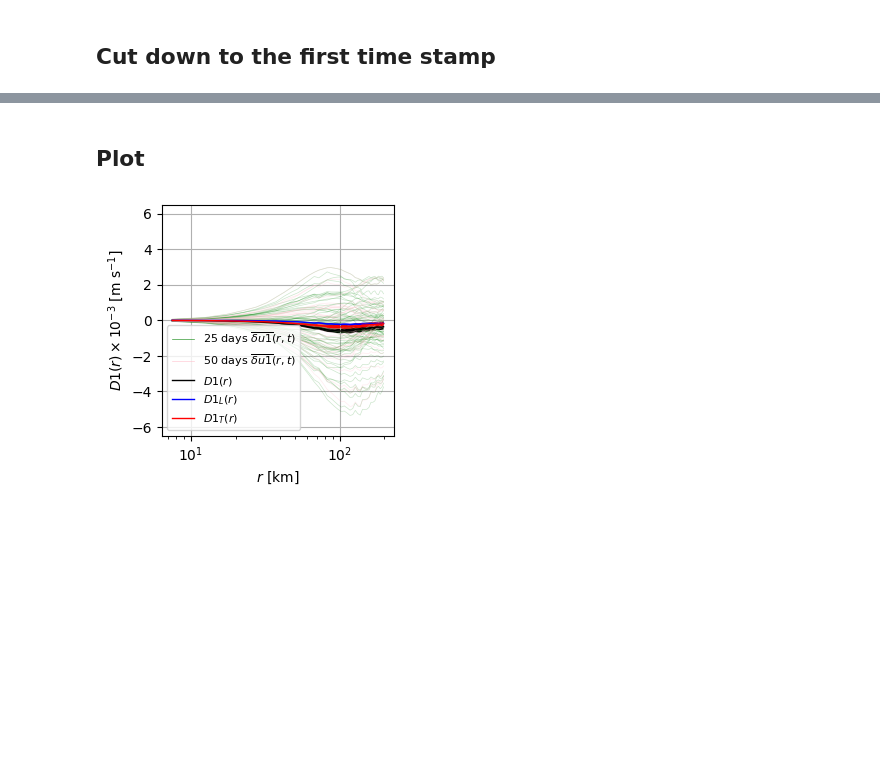
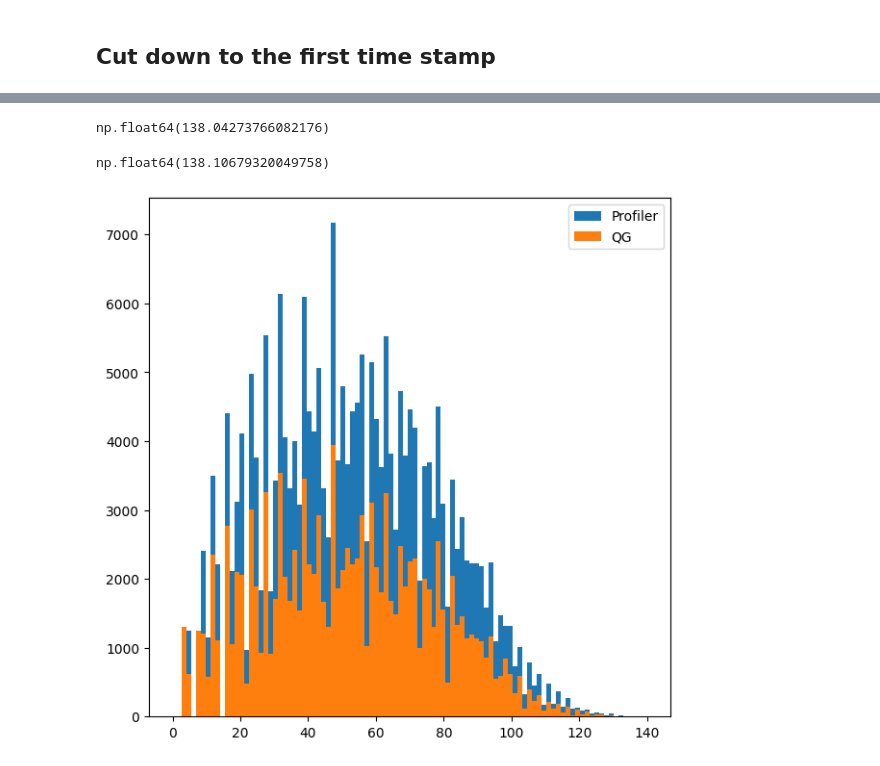
Before and after one commit to Sea-Meets-the-Stars/cugn, a Jupyter notebook: papers/Structure/Analysis/QG_stationary.ipynb, the cells around one changed output, grey strips where cells are left out. Drawn from its saved outputs; the diff is of its cells as text; code cells hidden in the pictures; blank space fills up the shorter version.

```diff
--- a/papers/Structure/Analysis/QG_stationary.ipynb
+++ b/papers/Structure/Analysis/QG_stationary.ipynb
@@ -35,6 +40,8 @@ Data variables:
 SFtest.x.values[0]
 # %% [output]
 np.float64(451171.875)
+# %%
+SFtest = SFtest.isel(time=0)
 # %% [markdown]
 ## Gliders
 # %%
@@ -56,0 +60,3 @@ gliders_df.head()
+# %%
+gliders_df = gliders_df[gliders_df.time == 432086400.0]
+len(gliders_df)
@@ -78,0 +67,12 @@ Data variables:
+# %%
+meta = {}
+# Build SprayData objects — one per glider
+gliders = SprayData.all_from_QG_glider(gliders_df, meta)
+
+# Construct ProfilerPairs
+pairs = ProfilerPairs(
+    gliders,
+    max_time=1.,
+    avoid_same_glider=True,
+    randomize=False,
+)
@@ -407,40 +93,22 @@ du1_25.shape, du1_50.shape
-# %% [markdown]
-## Plot
-# %%
-# Plots histograms SF1
-colors = plt.cm.jet(np.linspace(0, 1, 4))
-
-fog1 = plt.figure(figsize=(3, 3))
-
-aC = plt.subplot(1, 1, 1)
-c25 = 'green'
-aC.semilogx(rr1*1e-3, du1_25.T*1e3, '-', color=c25,
-            linewidth=0.5, alpha=0.2)
-aC.semilogx(0, 0, '-', color=c25, linewidth=0.5, alpha=0.8,
-            label='25 days $\\overline{\\delta u1}(r, t)$')
-#
-c50 = 'pink'
-aC.semilogx(rr1*1e-3, du1_50.T*1e3, '-', color=c50,
-            linewidth=0.5, alpha=0.3)
-aC.semilogx(0, 0, '-', color=c50, linewidth=0.5, alpha=0.8,
-            label='50 days $\\overline{\\delta u1}(r, t)$')
-#
-aC.semilogx(rr1*1e-3, sf1_mn*1e3, 'k', linewidth=1, label='$D1(r)$')
-aC.fill_between(rr1*1e-3, (sf1_mn + sf1_std/nu3)*1e3, (sf1_mn - sf1_std/nu3)*1e3,
-               alpha=1, color='black', edgecolor=None)
-aC.semilogx(rr1*1e-3, dull_mn*1e3, 'b', linewidth=1, label='$D1_L(r)$')
-aC.fill_between(rr1*1e-3, (dull_mn + dull_std/nu3)*1e3, (dull_mn - dull_std/nu3)*1e3,
-               alpha=1, color='blue', edgecolor=None)
-aC.semilogx(rr1*1e-3, dutt_mn*1e3, 'r', linewidth=1, label='$D1_T(r)$')
-aC.fill_between(rr1*1e-3, (dutt_mn + dutt_std/nu3)*1e3, (dutt_mn - dutt_std/nu3)*1e3,
-               alpha=1, color='red', edgecolor=None)
-aC.legend(fontsize=8, loc=3)
-aC.set_yticks(np.arange(-10, 12, 2))
-aC.set_ylim(-6.5, 6.5)
-aC.set_xlabel('$r$ [km]')
-aC.set_ylabel('$D1(r) \\times 10^{-3}$ [m s$^{-1}$]')
-# aC.set_xticklabels([])
-aC.grid()
-plt.savefig('fig_qg_D1_du1_monthly.png', bbox_inches = 'tight', format='png', dpi=500)
-# %% [output]
-[figure, removed]
+# %%
+pairs.r.max()
+# %% [output]
+np.float64(138.04273766082176)
+# %%
+good_dr = np.isfinite(SFtest.dr.values)
+SFtest.dr.values[good_dr].flatten().max()/1e3
+# %% [output]
+np.float64(138.10679320049758)
+# %%
+rbins = np.linspace(0., 140., 100)
+
+fig = plt.figure(figsize=(7,7))
+ax = plt.gca()
+#
+ax.hist(pairs.r, bins=rbins, label='Profiler')
+ax.hist(SFtest.dr.values.flatten()/1e3, bins=rbins, label='QG')
+
+ax.legend()
+plt.show()
+# %% [output]
+[figure, added]
```
Also changed, not shown: parts of 26 cells of this notebook, 1 other file.
